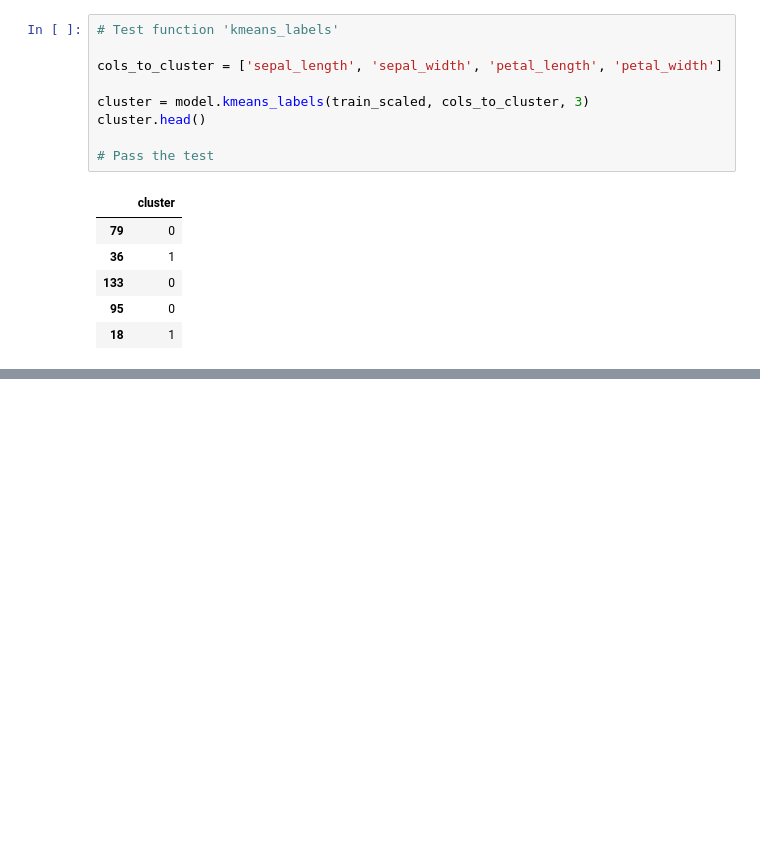
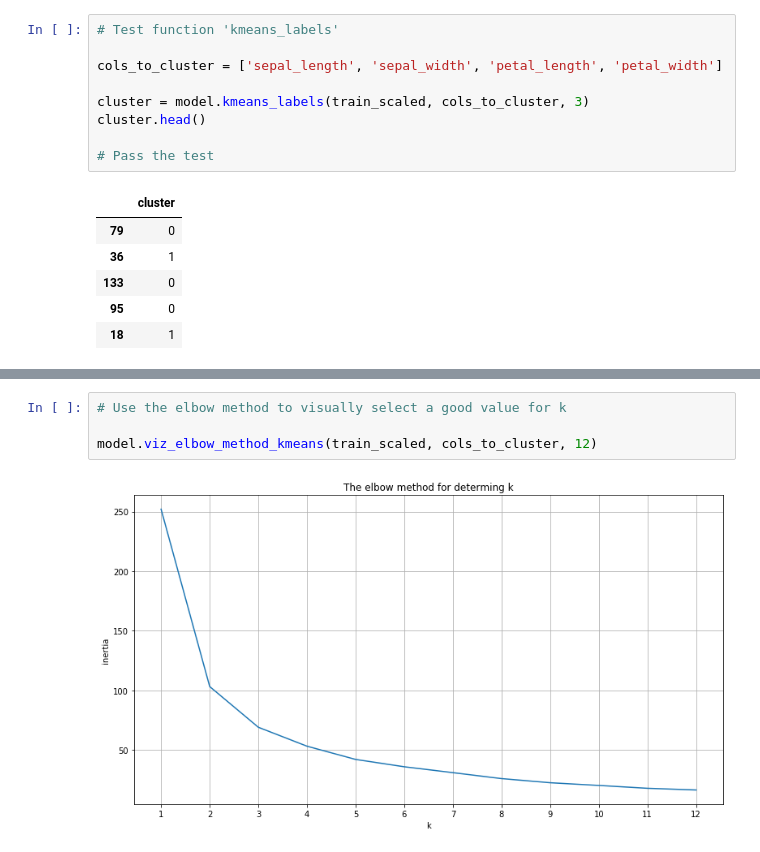
Before and after one commit to Yongliang-Shi/clustering-exercises, a Jupyter notebook: modeling.ipynb, the cells around one changed output, grey strips where cells are left out. Cells and saved outputs as stored; diff of their text form; blank space fills up the shorter version.

```diff
--- a/modeling.ipynb
+++ b/modeling.ipynb
@@ -219,0 +213,6 @@ train.head()
+# %%
+# Use the elbow method to visually select a good value for k
+
+model.viz_elbow_method_kmeans(train_scaled, cols_to_cluster, 12)
+# %% [output]
+[figure, added]
```
Also changed, not shown: parts of 20 cells of this notebook.
